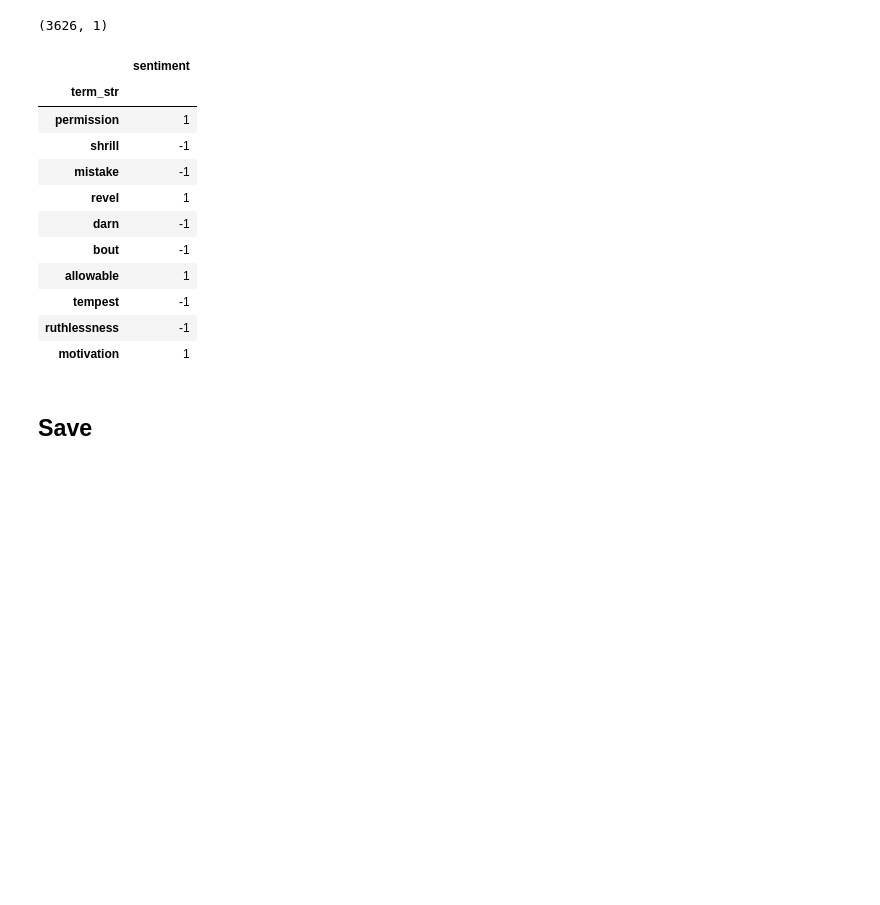
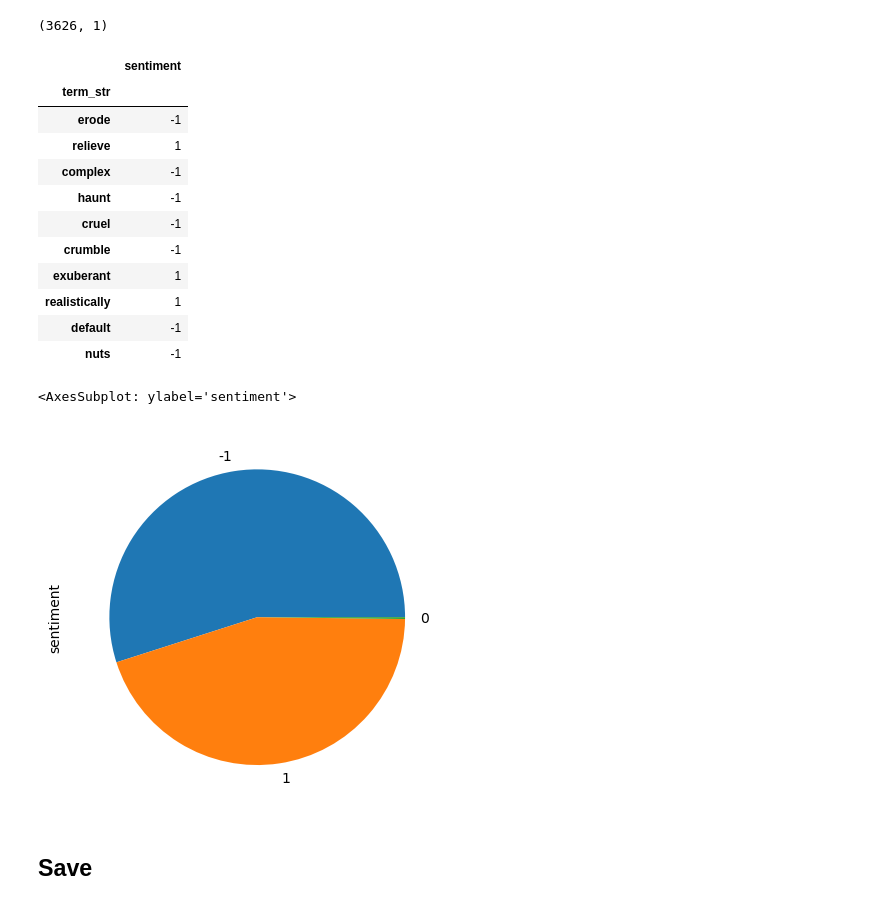
Before and after one commit to ontoligent/DS5001-2023-01-R, a Jupyter notebook: lessons/M10_SentimentAnalysis/M10_01_GeneralInquirer.ipynb, the cells around one changed output. Drawn from its saved outputs; the diff is of its cells as text; code cells hidden in the pictures; blank space fills up the shorter version.

```diff
--- a/lessons/M10_SentimentAnalysis/M10_01_GeneralInquirer.ipynb
+++ b/lessons/M10_SentimentAnalysis/M10_01_GeneralInquirer.ipynb
@@ -59,7 +61,7 @@ def add_1(x):
 df['split'] = df['split'].apply(add_1)
 df['term_str'] = df['split'].apply(lambda x: x[0].lower(), 1)
 df['term_var'] = df['split'].apply(lambda x: x[1], 1)
-df = df.set_index(['term_str', 'term_var'])
+df = df.set_index(['term_str', 'term_var']).sort_index()
 # %%
 df.reset_index().term_var.value_counts().plot.bar(rot=0)
 # %% [output]
@@ -157,16 +161,21 @@ GI.sample(10)
 # %% [output]
 |  | sentiment |
 | term_str |  |
-| permission | 1 |
-| shrill | -1 |
-| mistake | -1 |
-| revel | 1 |
-| darn | -1 |
-| bout | -1 |
-| allowable | 1 |
-| tempest | -1 |
-| ruthlessness | -1 |
-| motivation | 1 |
+| erode | -1 |
+| relieve | 1 |
+| complex | -1 |
+| haunt | -1 |
+| cruel | -1 |
+| crumble | -1 |
+| exuberant | 1 |
+| realistically | 1 |
+| default | -1 |
+| nuts | -1 |
+# %%
+GI.sentiment.value_counts().plot.pie()
+# %% [output]
+<AxesSubplot: ylabel='sentiment'>
+[figure, added]
 # %% [markdown]
 ## Save
 # %%
```
Also changed, not shown: parts of 7 cells of this notebook, 5 other files.
